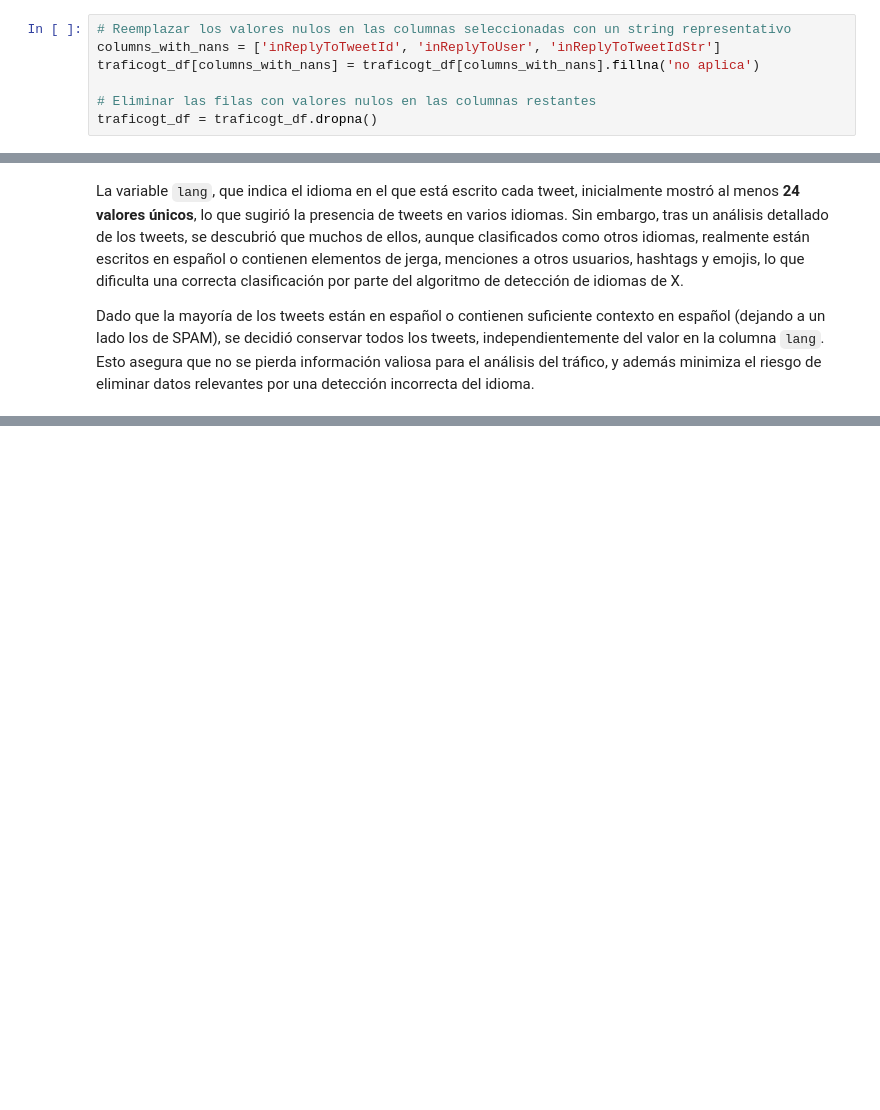
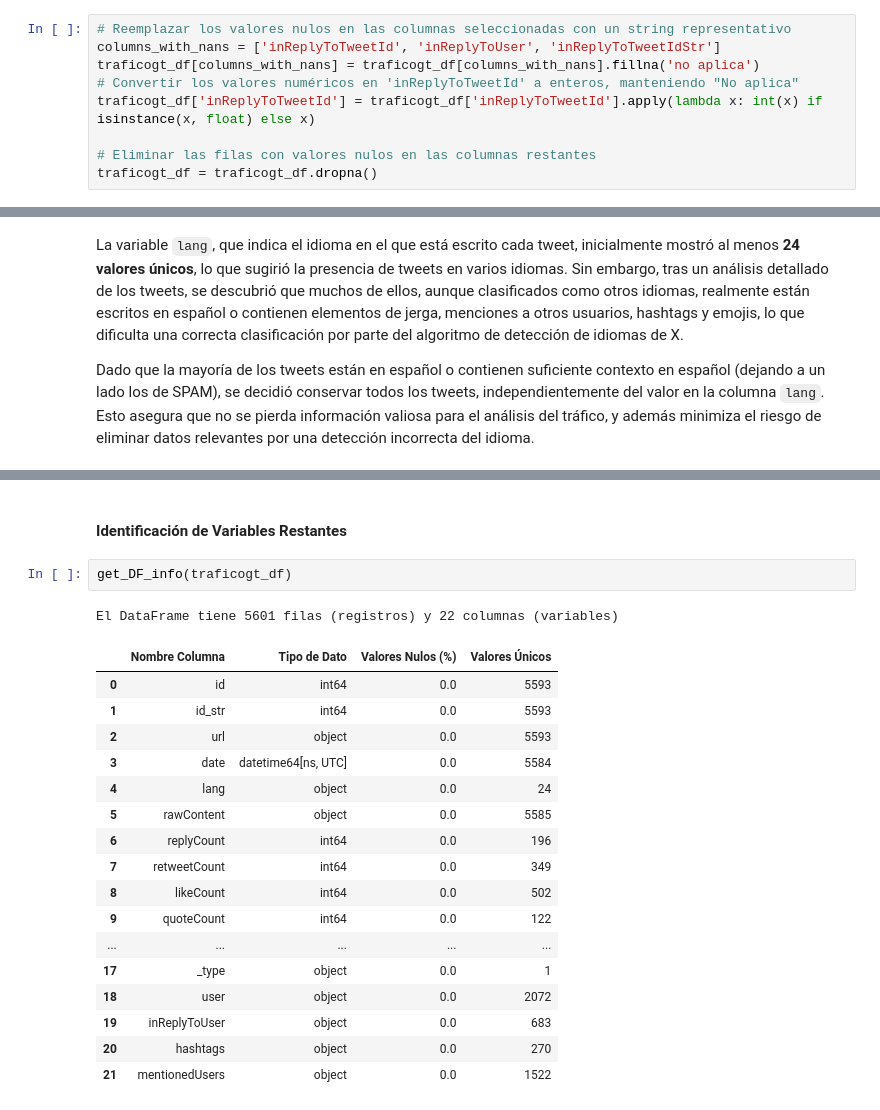
Before and after one commit to JPOrellana/Lab7-DataScience, a Jupyter notebook: Lab7.ipynb, the cells around one changed output, grey strips where cells are left out. Drawn from its saved outputs; the diff is of its cells as text; blank space fills up the shorter version.

Commit message:
Seleccion de Variables Relevantes

```diff
--- a/Lab7.ipynb
+++ b/Lab7.ipynb
@@ -211,6 +211,8 @@ traficogt_df = traficogt_df.drop(columns=columns_to_drop)
 # Reemplazar los valores nulos en las columnas seleccionadas con un string representativo
 columns_with_nans = ['inReplyToTweetId', 'inReplyToUser', 'inReplyToTweetIdStr']
 traficogt_df[columns_with_nans] = traficogt_df[columns_with_nans].fillna('no aplica')
+# Convertir los valores numéricos en 'inReplyToTweetId' a enteros, manteniendo "No aplica"
+traficogt_df['inReplyToTweetId'] = traficogt_df['inReplyToTweetId'].apply(lambda x: int(x) if isinstance(x, float) else x)
 
 # Eliminar las filas con valores nulos en las columnas restantes
 traficogt_df = traficogt_df.dropna()
@@ -586,0 +593,23 @@ Dado que la mayoría de los tweets están en español o contienen suficiente con
+# %% [markdown]
+#### Identificación de Variables Restantes
+# %%
+get_DF_info(traficogt_df)
+# %% [output]
+El DataFrame tiene 5601 filas (registros) y 22 columnas (variables)
+|  | Nombre Columna | Tipo de Dato | Valores Nulos (%) | Valores Únicos |
+| 0 | id | int64 | 0.0 | 5593 |
+| 1 | id_str | int64 | 0.0 | 5593 |
+| 2 | url | object | 0.0 | 5593 |
+| 3 | date | datetime64[ns, UTC] | 0.0 | 5584 |
+| 4 | lang | object | 0.0 | 24 |
+| 5 | rawContent | object | 0.0 | 5585 |
+| 6 | replyCount | int64 | 0.0 | 196 |
+| 7 | retweetCount | int64 | 0.0 | 349 |
+| 8 | likeCount | int64 | 0.0 | 502 |
+| 9 | quoteCount | int64 | 0.0 | 122 |
+| ... | ... | ... | ... | ... |
+| 17 | _type | object | 0.0 | 1 |
+| 18 | user | object | 0.0 | 2072 |
+| 19 | inReplyToUser | object | 0.0 | 683 |
+| 20 | hashtags | object | 0.0 | 270 |
+| 21 | mentionedUsers | object | 0.0 | 1522 |
```
Also changed, not shown: parts of 5 cells of this notebook.
